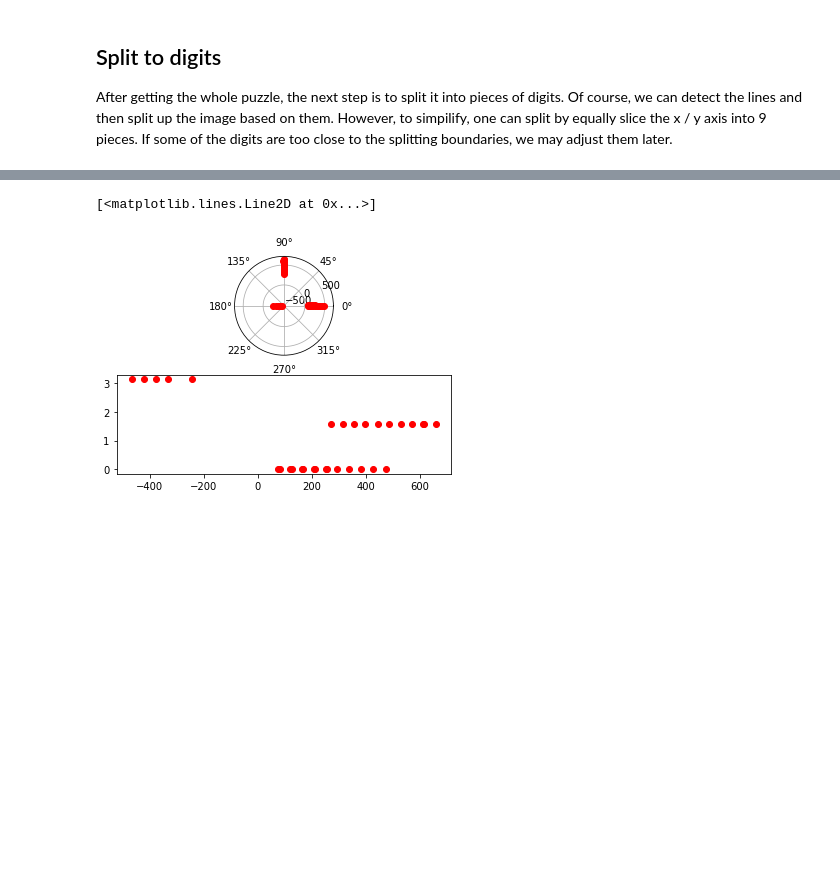
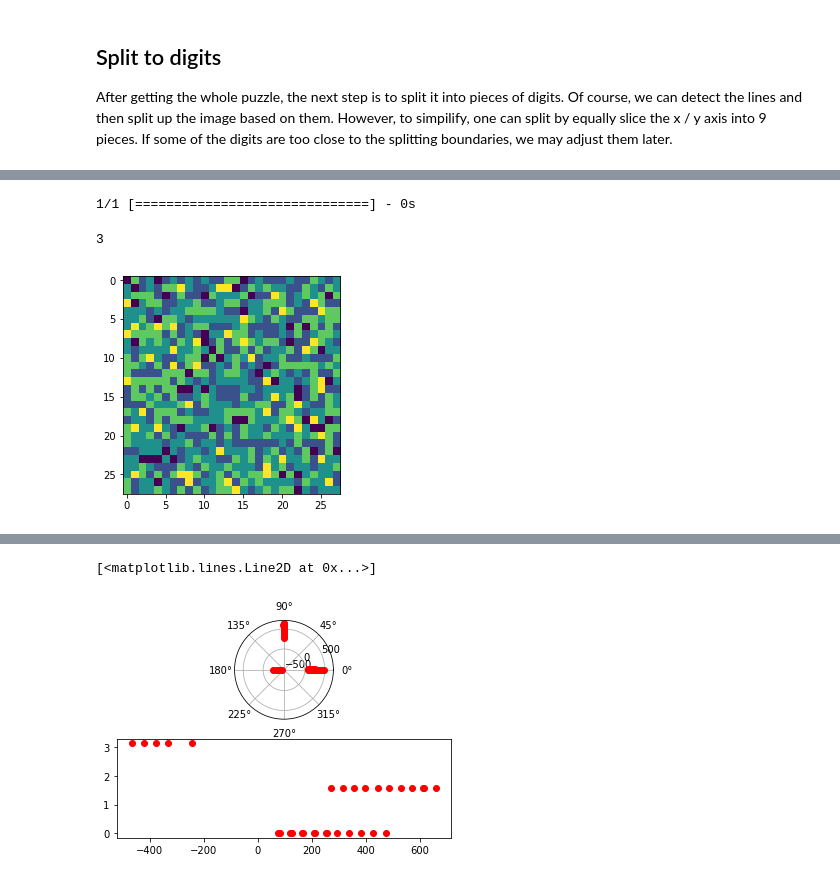
Before and after one commit to mydmdm/sudoku, a Jupyter notebook: notebook/ipwebcam.ipynb, the cells around one changed output, grey strips where cells are left out. Cells and saved outputs as stored; diff of their text form; code cells hidden in the pictures; blank space fills up the shorter version.

```diff
--- a/notebook/ipwebcam.ipynb
+++ b/notebook/ipwebcam.ipynb
@@ -171,0 +115,33 @@ Epoch 10/10
+# %%
+import keras
+from keras.utils import np_utils
+from keras.datasets import mnist
+from keras.models import Sequential
+from keras.layers import Dense, Dropout, Activation, Flatten
+from keras.layers import Conv2D, MaxPooling2D
+from keras.models import load_model
+from keras import backend as K
+
+def genPicFromDigit(digit, shape=(28,28)):
+    img = np.random.randint(5, size=(*shape,3), dtype=np.uint8) + np.random.randint(low=100, high=200, size=(1), dtype=np.uint8)
+    p = 4
+    if digit > 0:
+        cv2.putText(img, str(digit), (p,shape[0]-p), cv2.FONT_HERSHEY_SIMPLEX, 1, (255,255,255), 2)
+    img = cv2.cvtColor(img, cv2.COLOR_BGR2GRAY)
+    return img
+
+def preProcessImg(img, shape=(28,28)):
+    if K.image_data_format() == 'channels_first':
+        img = img.reshape(1,1,*shape)
+    else:
+        img = img.reshape(1,*shape,1)
+    img = img.astype('float32')/255
+    return img
+
+tmp = preProcessImg(genPicFromDigit(0))
+plt.imshow(np.squeeze(tmp))
+mdl.predict_classes(tmp)[0]
+# %% [output]
+1/1 [==============================] - 0s
+3
+[figure, added]
```
Also changed, not shown: parts of 9 cells of this notebook.
